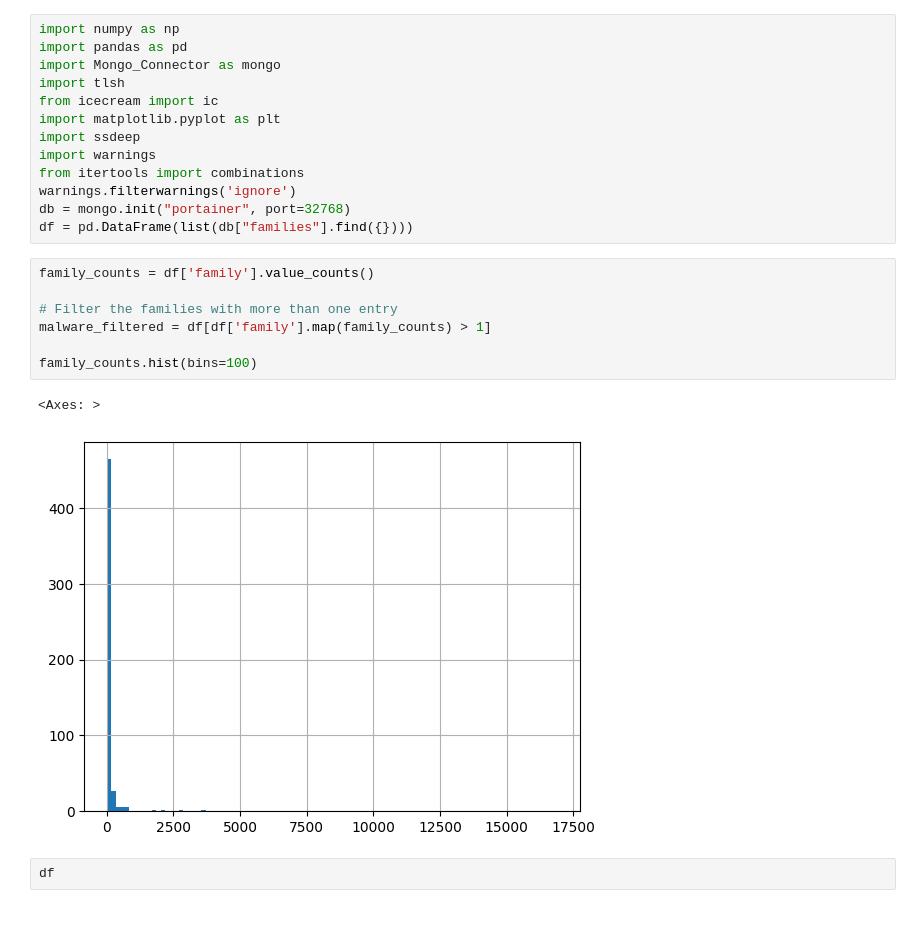
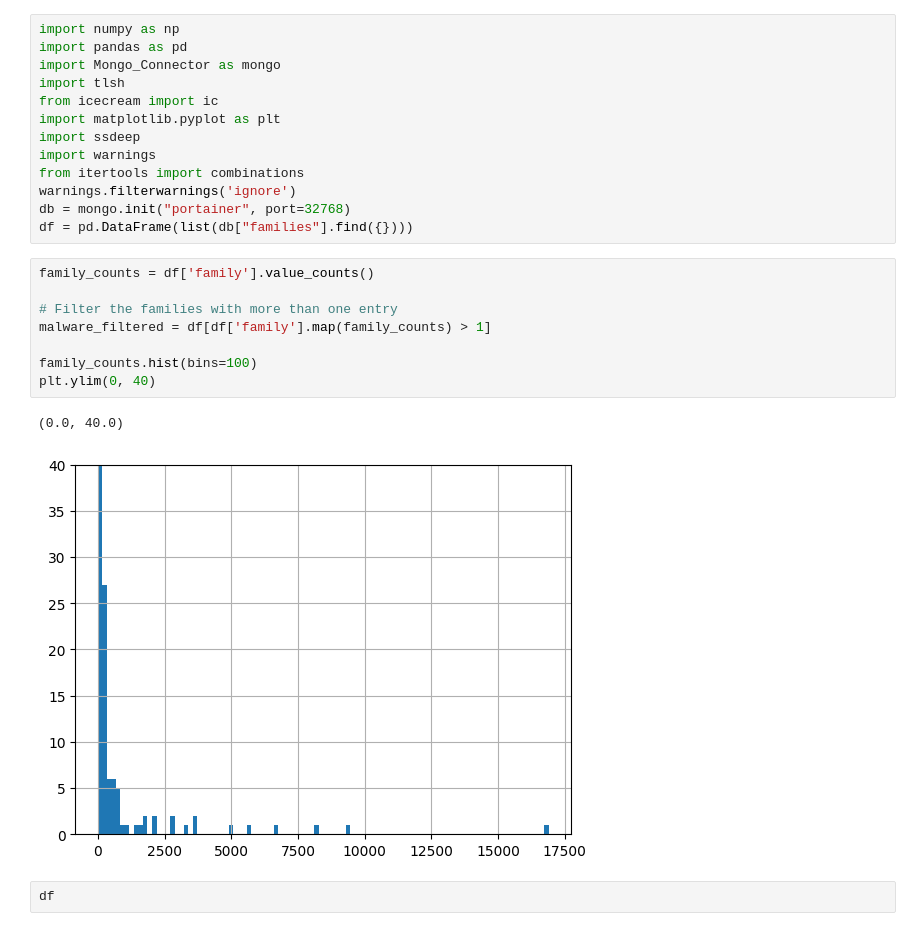
Before and after one commit to edizeqiri/obstkorb, a Jupyter notebook: Testing_Framework/Malware.ipynb, the cells around one changed output. Drawn from its saved outputs; the diff is of its cells as text.

```diff
--- a/Testing_Framework/Malware.ipynb
+++ b/Testing_Framework/Malware.ipynb
@@ -14,13 +14,14 @@ df = pd.DataFrame(list(db["families"].find({})))
 # %%
 family_counts = df['family'].value_counts()
 
 # Filter the families with more than one entry
 malware_filtered = df[df['family'].map(family_counts) > 1]
 
 family_counts.hist(bins=100)
+plt.ylim(0, 40)
 # %% [output]
-<Axes: >
+(0.0, 40.0)
-[figure, old version]
+[figure, new version]
 # %%
 df
 # %% [output]
```
Also changed, not shown: parts of 11 cells of this notebook, 3 other files.
